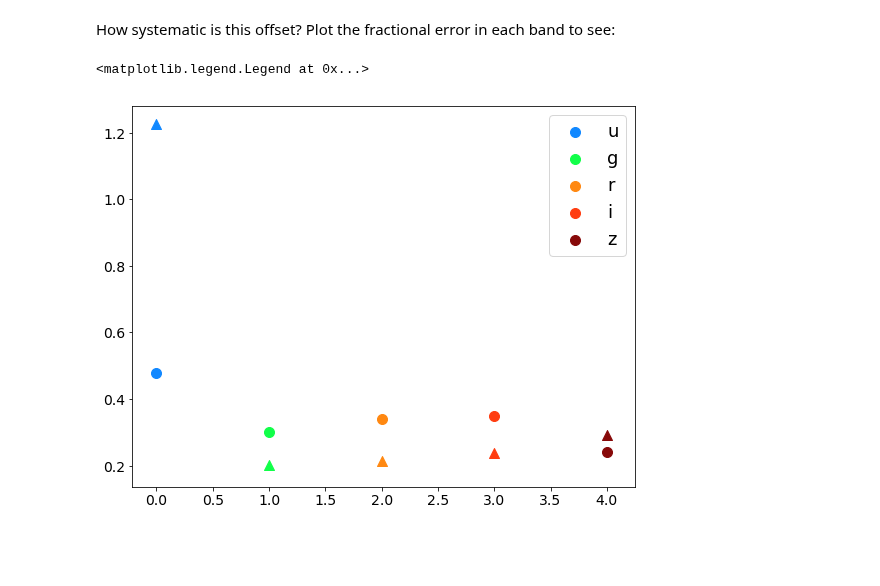
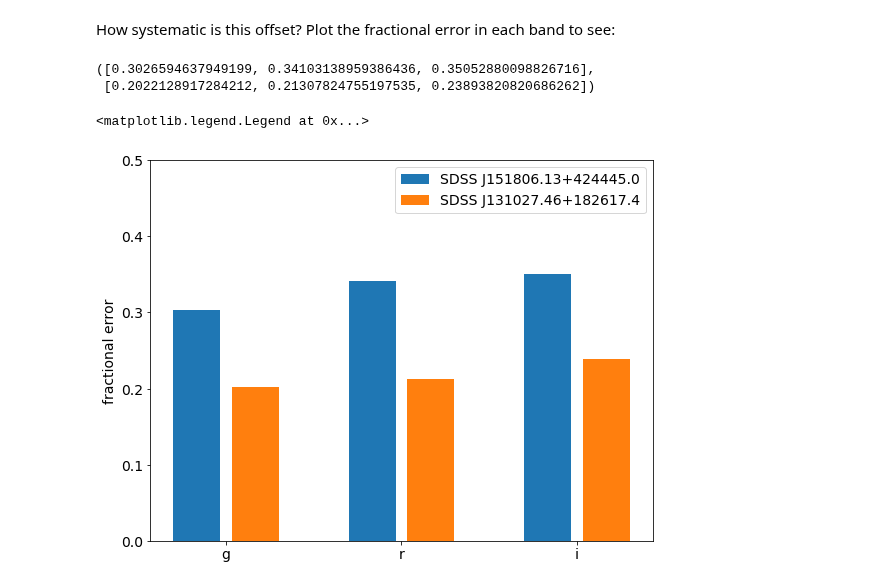
Before and after one commit to tcjansen/GSoC, a Jupyter notebook: empirical_photometry.ipynb, the cells around one changed output. Cells and saved outputs as stored; diff of their text form; code cells hidden in the pictures; blank space fills up the shorter version.

```diff
--- a/empirical_photometry.ipynb
+++ b/empirical_photometry.ipynb
@@ -254,25 +240,25 @@ plt.legend(prop={'size': 18})
 # %% [markdown]
 How systematic is this offset? Plot the fractional error in each band to see:
-# %%
-fig = plt.figure(figsize=(9, 7))
-
-x = range(5)
-y = 1 + np.zeros(5)
-
-colors=['#1188FF', '#11FF49', '#FF8811', '#FF3D11', '#870909']
-i = 0
-for band in sdss_bands:
-    fraction_offset = abs(sdss_fluxes[band] - fluxes[band]) / sdss_fluxes[band]
-    fraction_offset2 = abs(sdss_fluxes2[band] - fluxes2[band]) / sdss_fluxes2[band]
-
-    plt.scatter(x[i], fraction_offset,
-                s=100, label=band, marker='o', color=colors[i])
-    plt.scatter(x[i], fraction_offset2,
-                s=100, marker='^', color=colors[i])
-
-    i += 1  # to change the color
-
-plt.legend(prop={'size': 18})
-# %% [output]
-<matplotlib.legend.Legend at 0x...>
-[figure, removed]
+# %%
+fraction_offsets = [(abs(sdss_fluxes[band] - fluxes[band]) / sdss_fluxes[band]).value[0] for band in sdss_bands]
+fraction_offsets2 = [(abs(sdss_fluxes2[band] - fluxes2[band]) / sdss_fluxes2[band]).value[0] for band in sdss_bands]
+
+fraction_offsets, fraction_offsets2
+# %% [output]
+([0.3026594637949199, 0.34103138959386436, 0.35052880098826716],
+ [0.2022128917284212, 0.21307824755197535, 0.23893820820686262])
+# %%
+fig = plt.figure(figsize=(9, 7))
+
+bar_pos = np.arange(len(sdss_bands)) * 3
+
+plt.bar(bar_pos - 0.5, fraction_offsets, align='center', label='SDSS J151806.13+424445.0')
+plt.bar(bar_pos + 0.5, fraction_offsets2, align='center', label='SDSS J131027.46+182617.4')
+
+plt.xticks(bar_pos, sdss_bands)
+plt.ylabel('fractional error')
+plt.ylim(0, 0.5)
+plt.legend()
+# %% [output]
+<matplotlib.legend.Legend at 0x...>
+[figure, added]
```
Also changed, not shown: parts of 8 cells of this notebook.
